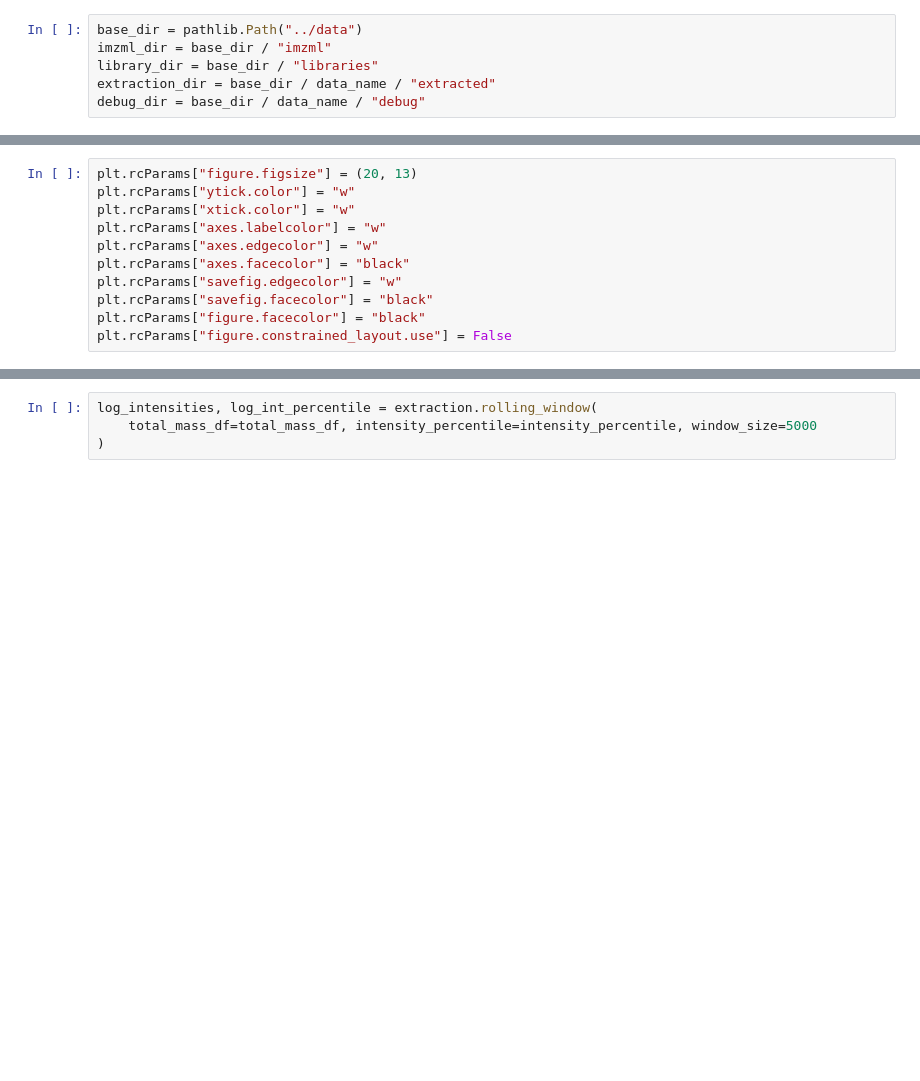
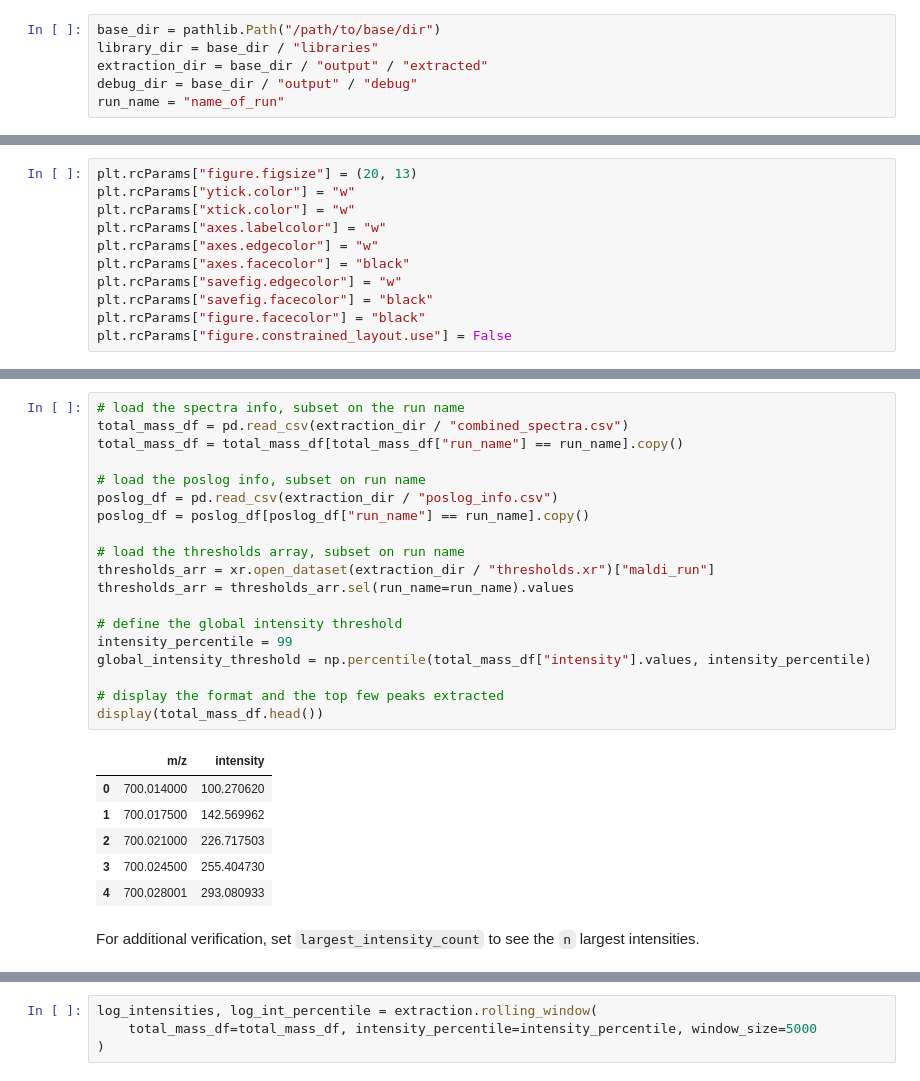
Before and after one commit to angelolab/maldi-tools, a Jupyter notebook: templates/maldi-pipeline.ipynb, the cells around one changed output, grey strips where cells are left out. Cells and saved outputs as stored; diff of their text form; blank space fills up the shorter version.

```diff
--- a/templates/maldi-pipeline.ipynb
+++ b/templates/maldi-pipeline.ipynb
@@ -19,6 +35,6 @@ data_file = pathlib.Path(data_name) / "panc2055.imzML"
 # %%
-base_dir = pathlib.Path("../data")
-imzml_dir = base_dir / "imzml"
+base_dir = pathlib.Path("/path/to/base/dir")
 library_dir = base_dir / "libraries"
-extraction_dir = base_dir / data_name / "extracted"
-debug_dir = base_dir / data_name / "debug"
+extraction_dir = base_dir / "output" / "extracted"
+debug_dir = base_dir / "output" / "debug"
+run_name = "name_of_run"
@@ -52,0 +73,28 @@ imz_data = ImzMLParser(data_path, include_spectra_metadata="full")
+# %%
+# load the spectra info, subset on the run name
+total_mass_df = pd.read_csv(extraction_dir / "combined_spectra.csv")
+total_mass_df = total_mass_df[total_mass_df["run_name"] == run_name].copy()
+
+# load the poslog info, subset on run name
+poslog_df = pd.read_csv(extraction_dir / "poslog_info.csv")
+poslog_df = poslog_df[poslog_df["run_name"] == run_name].copy()
+
+# load the thresholds array, subset on run name
+thresholds_arr = xr.open_dataset(extraction_dir / "thresholds.xr")["maldi_run"]
+thresholds_arr = thresholds_arr.sel(run_name=run_name).values
+
+# define the global intensity threshold
+intensity_percentile = 99
+global_intensity_threshold = np.percentile(total_mass_df["intensity"].values, intensity_percentile)
+
+# display the format and the top few peaks extracted
+display(total_mass_df.head())
+# %% [output]
+|  | m/z | intensity |
+| 0 | 700.014000 | 100.270620 |
+| 1 | 700.017500 | 142.569962 |
+| 2 | 700.021000 | 226.717503 |
+| 3 | 700.024500 | 255.404730 |
+| 4 | 700.028001 | 293.080933 |
+# %% [markdown]
+For additional verification, set `largest_intensity_count` to see the `n` largest intensities.
```
Also changed, not shown: parts of 77 cells of this notebook, 2 other files.
